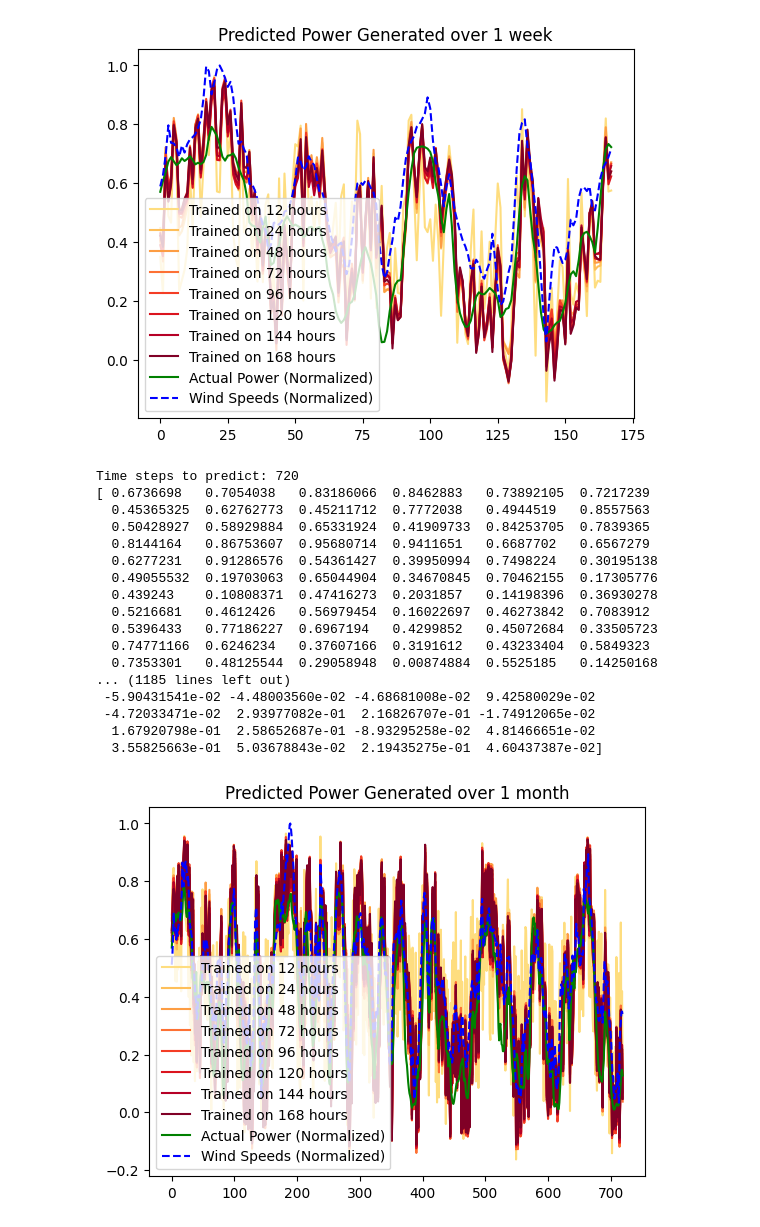
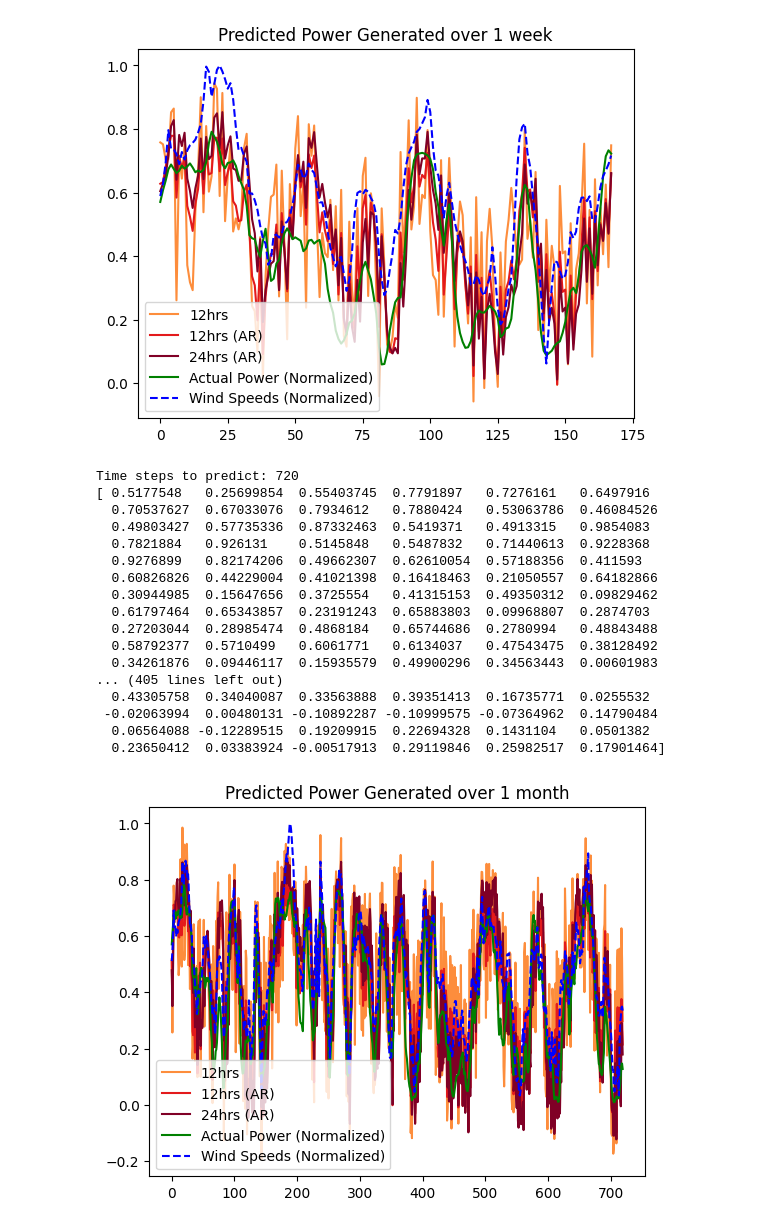
Before and after one commit to davidvalenta-dev/deep-wind-model-dispatch, a Jupyter notebook: power_model/src/model_exploration.ipynb, the cells around one changed output. Saved outputs shown, nothing was run; the diff lists cells and outputs as text; code cells hidden in the pictures.

```diff
--- a/power_model/src/model_exploration.ipynb
+++ b/power_model/src/model_exploration.ipynb
@@ -16,15 +13,17 @@ model_168hr, _, _ = load_experiment('7c758fe2-9414-4dee-8b8f-69f5d3e39939', '../
 # %%
 (speed, power) = dataset
 
-models = [model_12hr,
-          model_24hr,
-          model_48hr,
-          model_72hr,
-          model_96hr,
-          model_120hr,
-          model_144hr,
-          model_168hr]
-model_labels = [12, 24, 48, 72, 96, 120, 144, 168]
+# models = [model_12hr,
+#           model_24hr,
+#           model_48hr,
+#           model_72hr,
+#           model_96hr,
+#           model_120hr,
+#           model_144hr,
+#           model_168hr]
+models = [model_12hr, model_12hr_ar, model_24hr_ar]
+# model_labels = [12, 24, 48, 72, 96, 120, 144, 168]
+model_labels = ['12hrs', '12hrs (AR)', '24hrs (AR)']
 
 scales = ['1 day', '2 days', '1 week', '1 month']
 upper_bounds = [24, 24 * 2, 24 * 7, 24 * 30]
@@ -43,13 +42,14 @@ for i in range(len(scales)):
     cmap = plt.get_cmap('YlOrRd', M + 2)
     print(f'Time steps to predict: {T}')
     # Use same quantiles for all models to ensure "fairness" in visualizing predictions
+
     quantiles = random_quantiles(size=(T), low=0.01, high=0.99)
     for j in range(M):
         model = models[j]
         label = model_labels[j]
         predicted_power = model(input, quantiles).detach().cpu().numpy().squeeze()
         print(predicted_power)
-        plt.plot(x, predicted_power, color=cmap(j+2), label=f'Trained on {label} hours')
+        plt.plot(x, predicted_power, color=cmap(j+2), label=f'{label}')
     plt.plot(x, target, 'g', label='Actual Power (Normalized)')
     plt.plot(x, norm_speed, '--b', label='Wind Speeds (Normalized)')
     plt.title(f'Predicted Power Generated over {scale}')
@@ -112,22 +108,22 @@ Time steps to predict: 168
-[figure, old version]
+[figure, new version]
 Time steps to predict: 720
-[ 0.6736698   0.7054038   0.83186066  0.8462883   0.73892105  0.7217239
-  0.45365325  0.62762773  0.45211712  0.7772038   0.4944519   0.8557563
-  0.50428927  0.58929884  0.65331924  0.41909733  0.84253705  0.7839365
-  0.8144164   0.86753607  0.95680714  0.9411651   0.6687702   0.6567279
-  0.6277231   0.91286576  0.54361427  0.39950994  0.7498224   0.30195138
-  0.49055532  0.19703063  0.65044904  0.34670845  0.70462155  0.17305776
-  0.439243    0.10808371  0.47416273  0.2031857   0.14198396  0.36930278
-  0.5216681   0.4612426   0.56979454  0.16022697  0.46273842  0.7083912
-  0.5396433   0.77186227  0.6967194   0.4299852   0.45072684  0.33505723
-  0.74771166  0.6246234   0.37607166  0.3191612   0.43233404  0.5849323
-  0.7353301   0.48125544  0.29058948  0.00874884  0.5525185   0.14250168
-... (1185 lines left out)
- -5.90431541e-02 -4.48003560e-02 -4.68681008e-02  9.42580029e-02
- -4.72033471e-02  2.93977082e-01  2.16826707e-01 -1.74912065e-02
-  1.67920798e-01  2.58652687e-01 -8.93295258e-02  4.81466651e-02
-  3.55825663e-01  5.03678843e-02  2.19435275e-01  4.60437387e-02]
+[ 0.5177548   0.25699854  0.55403745  0.7791897   0.7276161   0.6497916
+  0.70537627  0.67033076  0.7934612   0.7880424   0.53063786  0.46084526
+  0.49803427  0.57735336  0.87332463  0.5419371   0.4913315   0.9854083
+  0.7821884   0.926131    0.5145848   0.5487832   0.71440613  0.9228368
+  0.9276899   0.82174206  0.49662307  0.62610054  0.57188356  0.411593
+  0.60826826  0.44229004  0.41021398  0.16418463  0.21050557  0.64182866
+  0.30944985  0.15647656  0.3725554   0.41315153  0.49350312  0.09829462
+  0.61797464  0.65343857  0.23191243  0.65883803  0.09968807  0.2874703
+  0.27203044  0.28985474  0.4868184   0.65744686  0.2780994   0.48843488
+  0.58792377  0.5710499   0.6061771   0.6134037   0.47543475  0.38128492
+  0.34261876  0.09446117  0.15935579  0.49900296  0.34563443  0.00601983
+... (405 lines left out)
+  0.43305758  0.34040087  0.33563888  0.39351413  0.16735771  0.0255532
+ -0.02063994  0.00480131 -0.10892287 -0.10999575 -0.07364962  0.14790484
+  0.06564088 -0.12289515  0.19209915  0.22694328  0.1431104   0.0501382
+  0.23650412  0.03383924 -0.00517913  0.29119846  0.25982517  0.17901464]
-[figure, old version]
+[figure, new version]
 # %%
 N = 1000
 random_wind_speeds = np.random.uniform(0, 20, N)
```
Also changed, not shown: parts of 7 cells of this notebook, 34 other files.
